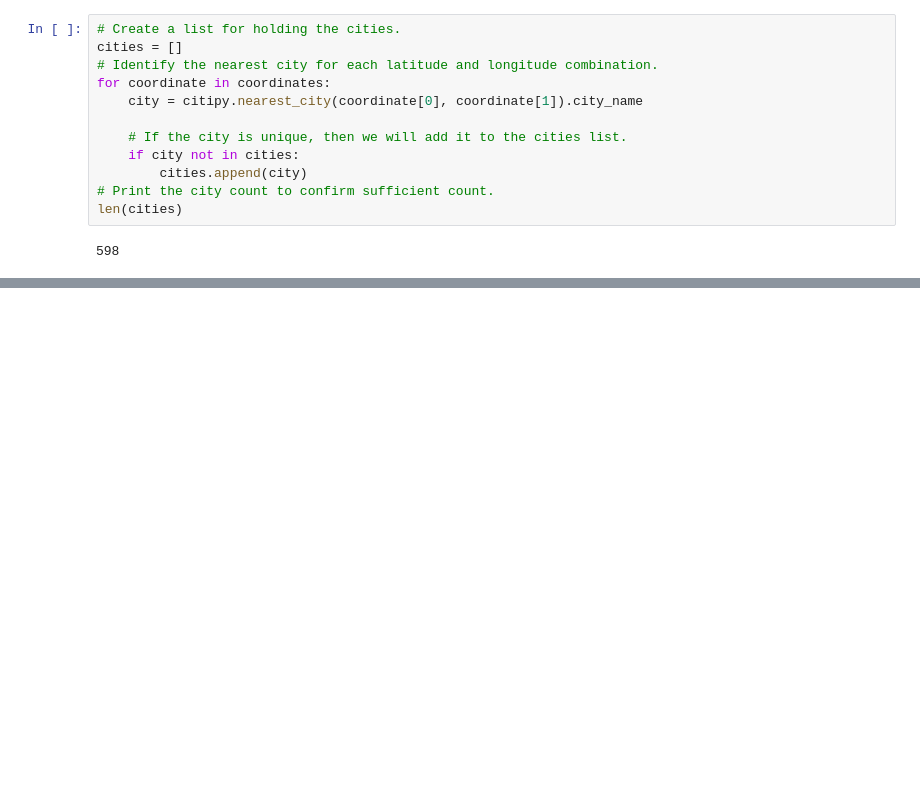
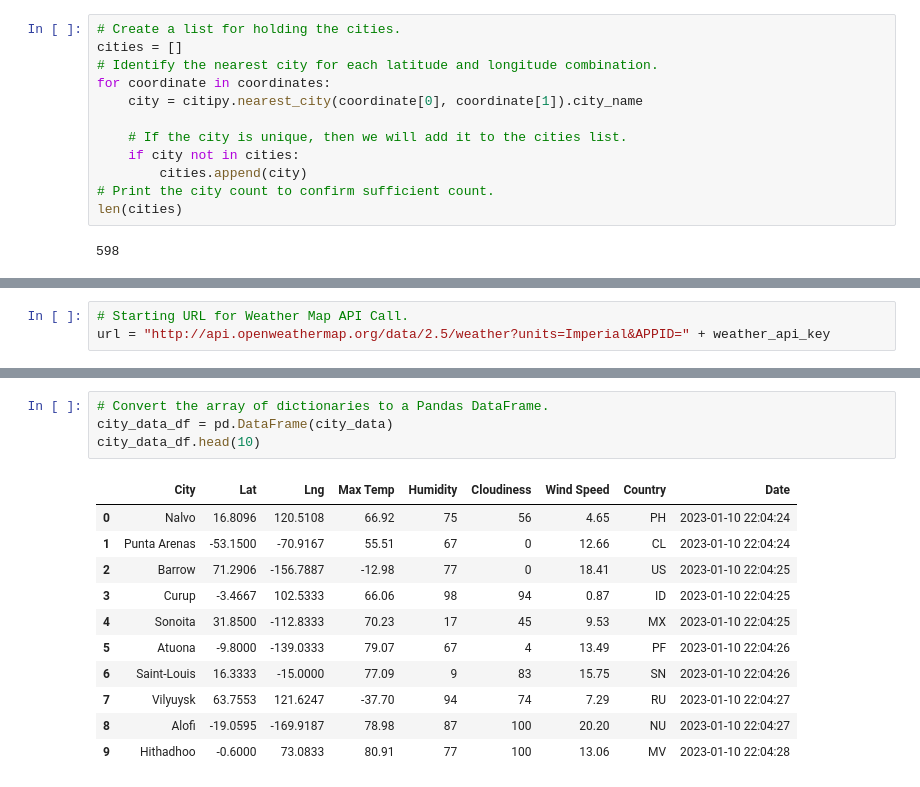
Before and after one commit to rlook3/World_Weather_Analysis, a Jupyter notebook: WeatherPy.ipynb, the cells around one changed output, grey strips where cells are left out. Cells and saved outputs as stored; diff of their text form; blank space fills up the shorter version.

```diff
--- a/WeatherPy.ipynb
+++ b/WeatherPy.ipynb
@@ -49,0 +56,3 @@ len(cities)
+# %%
+# Starting URL for Weather Map API Call.
+url = "http://api.openweathermap.org/data/2.5/weather?units=Imperial&APPID=" + weather_api_key
@@ -49,0 +144,16 @@ len(cities)
+# %%
+# Convert the array of dictionaries to a Pandas DataFrame.
+city_data_df = pd.DataFrame(city_data)
+city_data_df.head(10)
+# %% [output]
+|  | City | Lat | Lng | Max Temp | Humidity | Cloudiness | Wind Speed | Country | Date |
+| 0 | Nalvo | 16.8096 | 120.5108 | 66.92 | 75 | 56 | 4.65 | PH | 2023-01-10 22:04:24 |
+| 1 | Punta Arenas | -53.1500 | -70.9167 | 55.51 | 67 | 0 | 12.66 | CL | 2023-01-10 22:04:24 |
+| 2 | Barrow | 71.2906 | -156.7887 | -12.98 | 77 | 0 | 18.41 | US | 2023-01-10 22:04:25 |
+| 3 | Curup | -3.4667 | 102.5333 | 66.06 | 98 | 94 | 0.87 | ID | 2023-01-10 22:04:25 |
+| 4 | Sonoita | 31.8500 | -112.8333 | 70.23 | 17 | 45 | 9.53 | MX | 2023-01-10 22:04:25 |
+| 5 | Atuona | -9.8000 | -139.0333 | 79.07 | 67 | 4 | 13.49 | PF | 2023-01-10 22:04:26 |
+| 6 | Saint-Louis | 16.3333 | -15.0000 | 77.09 | 9 | 83 | 15.75 | SN | 2023-01-10 22:04:26 |
+| 7 | Vilyuysk | 63.7553 | 121.6247 | -37.70 | 94 | 74 | 7.29 | RU | 2023-01-10 22:04:27 |
+| 8 | Alofi | -19.0595 | -169.9187 | 78.98 | 87 | 100 | 20.20 | NU | 2023-01-10 22:04:27 |
+| 9 | Hithadhoo | -0.6000 | 73.0833 | 80.91 | 77 | 100 | 13.06 | MV | 2023-01-10 22:04:28 |
```
Also changed, not shown: parts of 5 cells of this notebook, 3 other files.
